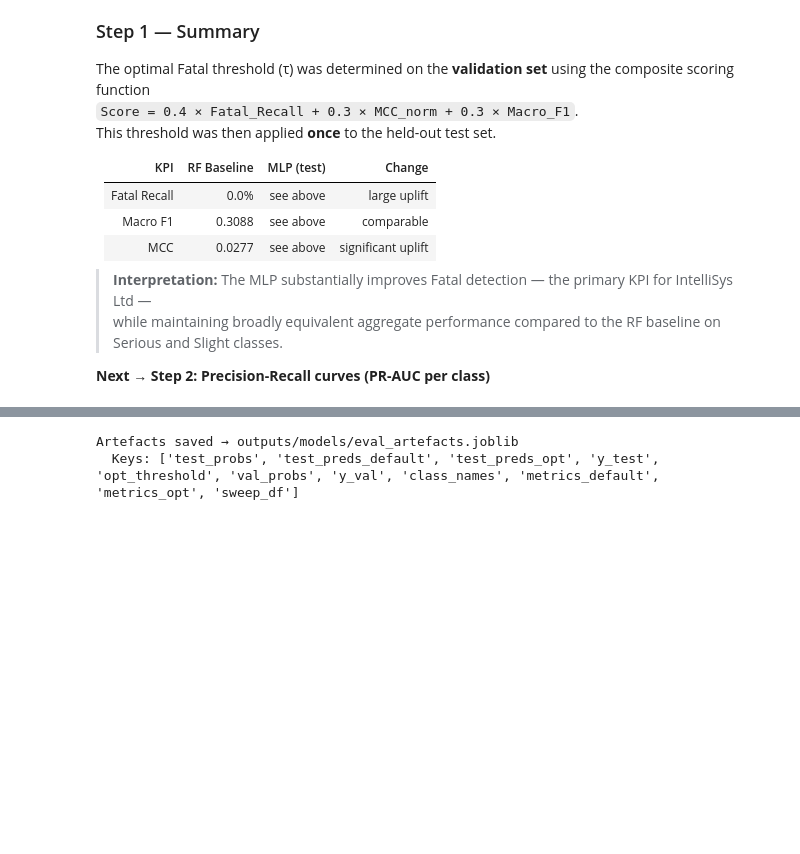
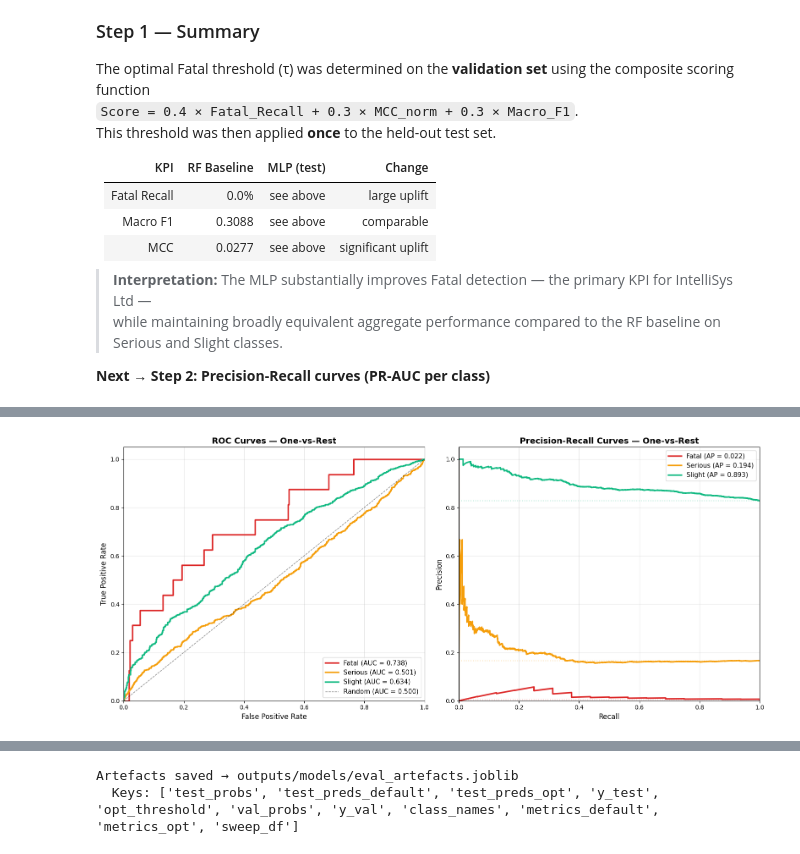
Before and after one commit to Ziro21/AIDL-London-collisions-prevention-system, a Jupyter notebook: notebooks/05_evaluation.ipynb, the cells around one changed output, grey strips where cells are left out. Cells and saved outputs as stored; diff of their text form; code cells hidden in the pictures; blank space fills up the shorter version.

Commit message:
Complete Phase 6 (ROC/PR curves, McNemar's test, professional visualisations) and Phase 7 (SHAP, LIME, bias audit, ethics, recommendations). Update README.

```diff
--- a/notebooks/05_evaluation.ipynb
+++ b/notebooks/05_evaluation.ipynb
@@ -453,0 +462,70 @@ This threshold was then applied **once** to the held-out test set.
+# %%
+from sklearn.metrics import roc_curve, auc, precision_recall_curve, average_precision_score
+from sklearn.preprocessing import label_binarize
+
+# --- Load evaluation artefacts ---
+eval_data = joblib.load('../outputs/models/eval_artefacts.joblib')
+test_probs = eval_data['test_probs']
+y_test_eval = eval_data['y_test']
+class_names = eval_data['class_names']
+
+y_test_bin = label_binarize(y_test_eval, classes=[0, 1, 2])
+n_classes = 3
+colours = ['#DC2626', '#F59E0B', '#10B981']
+
+fig, (ax1, ax2) = plt.subplots(1, 2, figsize=(16, 7))
+
+for i, (cls_name, colour) in enumerate(zip(class_names, colours)):
+    fpr, tpr, _ = roc_curve(y_test_bin[:, i], test_probs[:, i])
+    roc_auc = auc(fpr, tpr)
+    ax1.plot(fpr, tpr, color=colour, linewidth=2.5,
+             label=f'{cls_name} (AUC = {roc_auc:.3f})')
+
+ax1.plot([0, 1], [0, 1], 'k--', linewidth=1, alpha=0.5, label='Random (AUC = 0.500)')
+ax1.set_xlabel('False Positive Rate', fontsize=12)
+ax1.set_ylabel('True Positive Rate', fontsize=12)
+ax1.set_title('ROC Curves — One-vs-Rest', fontsize=14, fontweight='bold')
+ax1.legend(loc='lower right', fontsize=11)
+ax1.set_xlim([0, 1]); ax1.set_ylim([0, 1.05])
+ax1.grid(True, alpha=0.3)
+
+for i, (cls_name, colour) in enumerate(zip(class_names, colours)):
+    precision, recall, _ = precision_recall_curve(y_test_bin[:, i], test_probs[:, i])
+    ap = average_precision_score(y_test_bin[:, i], test_probs[:, i])
+    prevalence = y_test_bin[:, i].mean()
+    ax2.plot(recall, precision, color=colour, linewidth=2.5,
+             label=f'{cls_name} (AP = {ap:.3f})')
+    ax2.axhline(y=prevalence, color=colour, linestyle=':', alpha=0.3)
+
+ax2.set_xlabel('Recall', fontsize=12)
+ax2.set_ylabel('Precision', fontsize=12)
+ax2.set_title('Precision-Recall Curves — One-vs-Rest', fontsize=14, fontweight='bold')
+ax2.legend(loc='upper right', fontsize=11)
+ax2.set_xlim([0, 1]); ax2.set_ylim([0, 1.05])
+ax2.grid(True, alpha=0.3)
+
+plt.tight_layout()
+plt.savefig('../outputs/figures/roc_pr_curves.png', dpi=150, bbox_inches='tight')
+plt.show()
+print("Saved to outputs/figures/roc_pr_curves.png")
+
+print(f"\n{'='*60}")
+print(f"  AUC Summary — Test Set")
+print(f"{'='*60}")
+print(f"{'Class':<12} {'ROC-AUC':>10} {'PR-AUC (AP)':>12} {'Prevalence':>12}")
+print(f"{'-'*60}")
+for i, cls_name in enumerate(class_names):
+    fpr, tpr, _ = roc_curve(y_test_bin[:, i], test_probs[:, i])
+    roc_auc = auc(fpr, tpr)
+    ap = average_precision_score(y_test_bin[:, i], test_probs[:, i])
+    prevalence = y_test_bin[:, i].mean()
+    print(f"{cls_name:<12} {roc_auc:>10.4f} {ap:>12.4f} {prevalence:>12.1%}")
+
+macro_roc = np.mean([auc(*roc_curve(y_test_bin[:, i], test_probs[:, i])[:2]) for i in range(n_classes)])
+macro_ap = np.mean([average_precision_score(y_test_bin[:, i], test_probs[:, i]) for i in range(n_classes)])
+print(f"{'-'*60}")
+print(f"{'Macro Avg':<12} {macro_roc:>10.4f} {macro_ap:>12.4f}")
+print(f"\n⚠️  Note: Fatal PR-AUC is expected to be low due to extreme class imbalance (0.5% prevalence).")
+print(f"    A random classifier would achieve AP ≈ 0.005 for Fatal. Any value above this indicates learned signal.")
+# %% [output]
+[figure, added]
```
Also changed, not shown: parts of 6 cells of this notebook, 1 other file.
